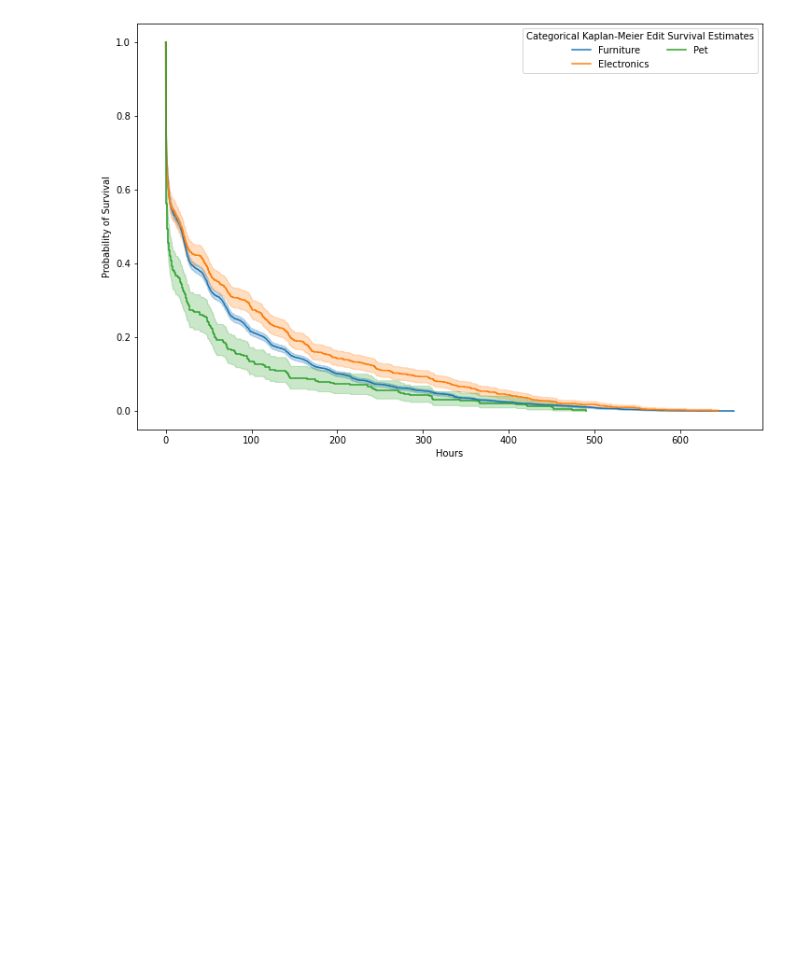
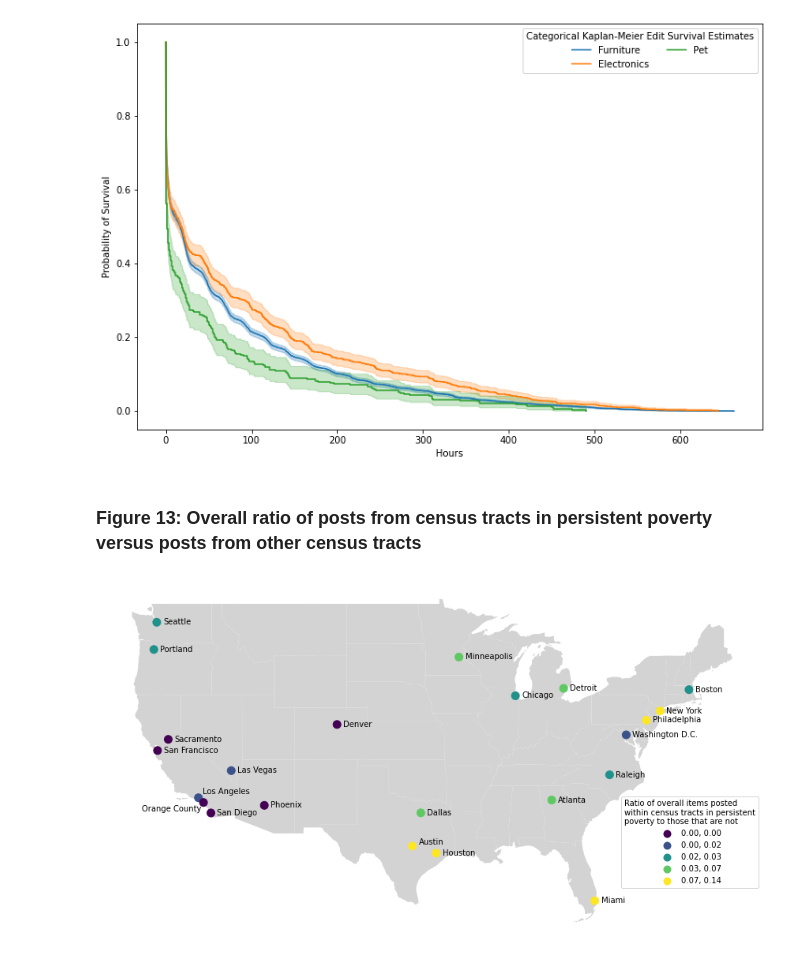
Before and after one commit to jonclindaniel/digital-formation-processes, a Jupyter notebook: data_analysis/02_visualization.ipynb, the cells around one changed output. Cells and saved outputs as stored; diff of their text form; code cells hidden in the pictures; blank space fills up the shorter version.

```diff
--- a/data_analysis/02_visualization.ipynb
+++ b/data_analysis/02_visualization.ipynb
@@ -478,3 +674,62 @@ ax.legend(title='Categorical Kaplan-Meier Edit Survival Estimates', ncol=2)
 plt.savefig('figure12.pdf', dpi=300, format="pdf", bbox_inches="tight")
 # %% [output]
 [figure]
+# %% [markdown]
+### Figure 13: Overall ratio of posts from census tracts in persistent poverty versus posts from other census tracts
+# %%
+erasure_ratio_pov_not = pd.merge(left=pov.groupby('city').hours_active.count(),
+         right=not_pov.groupby('city').hours_active.count(),
+         on='city',
+         how='outer') \
+       .fillna(0)
+erasure_ratio_pov_not.columns = ['pov', 'not_pov']
+erasure_ratio_pov_not.loc[:, 'ratio_pov_to_not'] = erasure_ratio_pov_not.pov / erasure_ratio_pov_not.not_pov
+
+non_erasure_ratio_pov_not = pd.merge(left=pov_non.groupby('city').hours_active.count(),
+                                     right=not_pov_non.groupby('city').hours_active.count(),
+                                     on='city',
+                                     how='outer') \
+                              .fillna(0)
+non_erasure_ratio_pov_not.columns = ['pov', 'not_pov']
+non_erasure_ratio_pov_not.loc[:, 'ratio_pov_to_not'] = non_erasure_ratio_pov_not.pov / non_erasure_ratio_pov_not.not_pov
+
+overall = non_erasure_ratio_pov_not + erasure_ratio_pov_not
+overall.loc[:, 'ratio_pov_to_not'] = overall.pov / overall.not_pov
+
+fig, ax = plt.subplots(1, 1, figsize=(15,10))
+states_48.plot(color='lightgrey',
+                    figsize=(15, 10),
+                    ax=ax)
+
+# use Figure 2 lon/lat designations for cities
+pct_erased_by_city = pd.DataFrame(data['fig2'])
+pov_to_not_by_city = pct_erased_by_city.join(erasure_ratio_pov_not.ratio_pov_to_not, on='city') \
+                                       .join(non_erasure_ratio_pov_not.ratio_pov_to_not, on='city', rsuffix='_non_erased') \
+                                       .join(overall.ratio_pov_to_not, on='city', rsuffix='_overall')
+
+pov_to_not_by_city_gdf = gpd.GeoDataFrame(
+    pov_to_not_by_city,
+    geometry=gpd.points_from_xy(pov_to_not_by_city.longitude,
+                                pov_to_not_by_city.latitude),
+    crs='EPSG:4326'
+)
+
+pov_to_not_by_city_gdf.plot(ax=ax,
+                            markersize=100,
+                            cmap='viridis',
+                            column='ratio_pov_to_not_overall',
+                            legend=True,
+                            scheme='quantiles'
+                            )\
+                      .set_axis_off()
+
+pct_erased_by_city_gdf.apply(label_cities, axis=1);
+
+legend = ax.get_legend()
+legend.set_bbox_to_anchor((1.0, 0.41))
+legend.set_title('Ratio of overall items posted\nwithin census tracts in persistent\npoverty to those that are not')
+
+# save to file
+plt.savefig('figure13.pdf', dpi=300, format="pdf", bbox_inches="tight")
+# %% [output]
+[figure, added]
```
Also changed, not shown: parts of 16 cells of this notebook, 10 other files.
